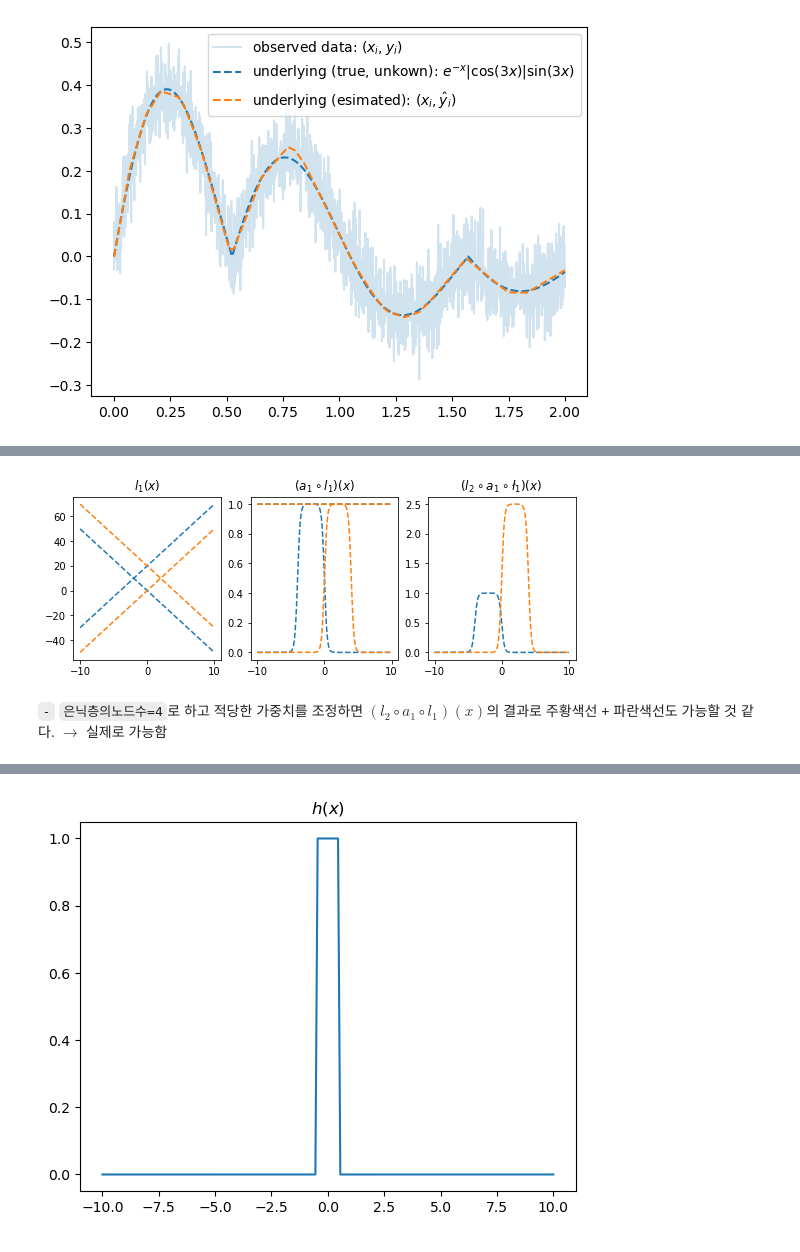
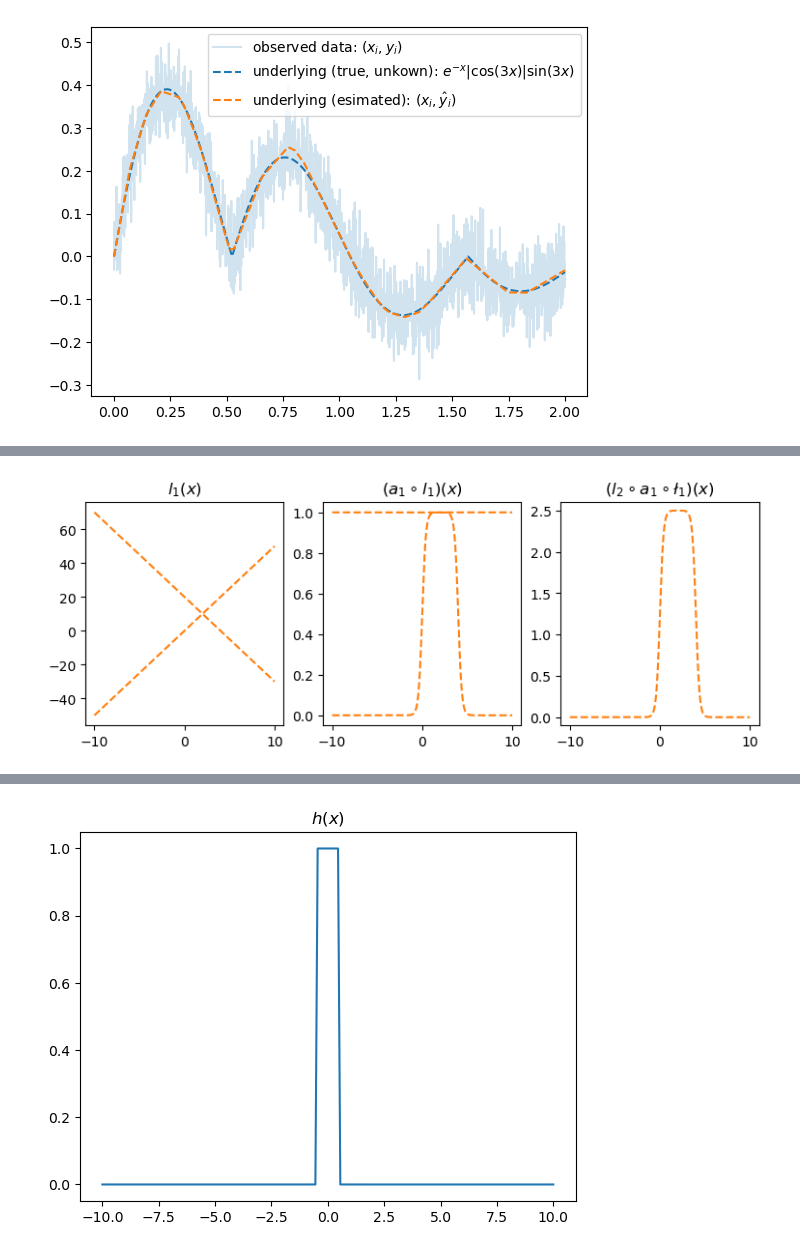
Before and after one commit to guebin/DL2024, a Jupyter notebook: docs/posts/04wk-1.out.ipynb, the cells around one changed output, grey strips where cells are left out. Drawn from its saved outputs; the diff is of its cells as text; code cells hidden in the pictures.

```diff
--- a/docs/posts/04wk-1.out.ipynb
+++ b/docs/posts/04wk-1.out.ipynb
@@ -213,15 +227,12 @@ ax[2].plot(x,l2(a1(l1(x))).data,'--',color='C0'); ax[2].set_title('$(l_2 \circ a
-# %%
-l1.weight.data = torch.tensor([[-5.00],[5.00]])
-l1.bias.data = torch.tensor([+20.00,+0.00])
-l2.weight.data = torch.tensor([[2.50,2.50]])
-l2.bias.data = torch.tensor([-2.50])
-ax[0].plot(x,l1(x).data,'--',color='C1'); ax[0].set_title('$l_1(x)$')
-ax[1].plot(x,a1(l1(x)).data,'--',color='C1'); ax[1].set_title('$(a_1 \circ l_1)(x)$')
-ax[2].plot(x,l2(a1(l1(x))).data,'--',color='C1'); ax[2].set_title('$(l_2 \circ a_1 \circ \l_1)(x)$');
-fig
-# %% [output]
-[figure, removed]
-# %% [markdown]
-`-` `은닉층의노드수=4`로 하고 적당한 가중치를 조정하면
-$(l_2\circ a_1 \circ l_1)(x)$의 결과로 주황색선 + 파란색선도 가능할 것
-같다. $\to$ 실제로 가능함
+# %%
+l1.weight.data = torch.tensor([[-5.00],[5.00]])
+l1.bias.data = torch.tensor([+20.00,+00.00])
+l2.weight.data = torch.tensor([[2.50,2.50]])
+l2.bias.data = torch.tensor([-2.50])
+fig,ax = plt.subplots(1,3,figsize=(9,3))
+ax[0].plot(x,l1(x).data.numpy(),'--',color='C1'); ax[0].set_title('$l_1(x)$')
+ax[1].plot(x,a1(l1(x)).data.numpy(),'--',color='C1'); ax[1].set_title('$(a_1 \circ l_1)(x)$')
+ax[2].plot(x,l2(a1(l1(x))).data,'--',color='C1'); ax[2].set_title('$(l_2 \circ a_1 \circ \l_1)(x)$');
+ax[2].set_ylim(-0.1,2.6)
+# %% [output]
+[figure, added]
```
Also changed, not shown: parts of 66 cells of this notebook, 50 other files.
